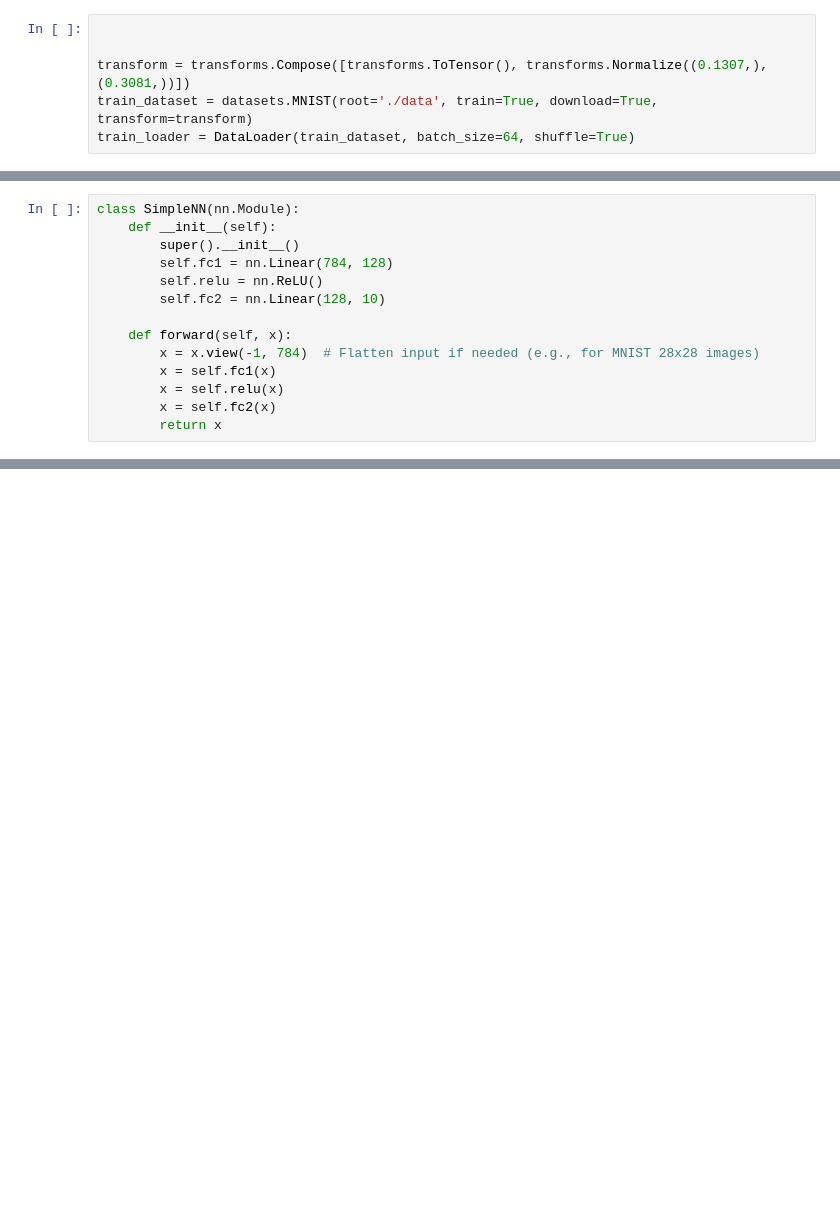
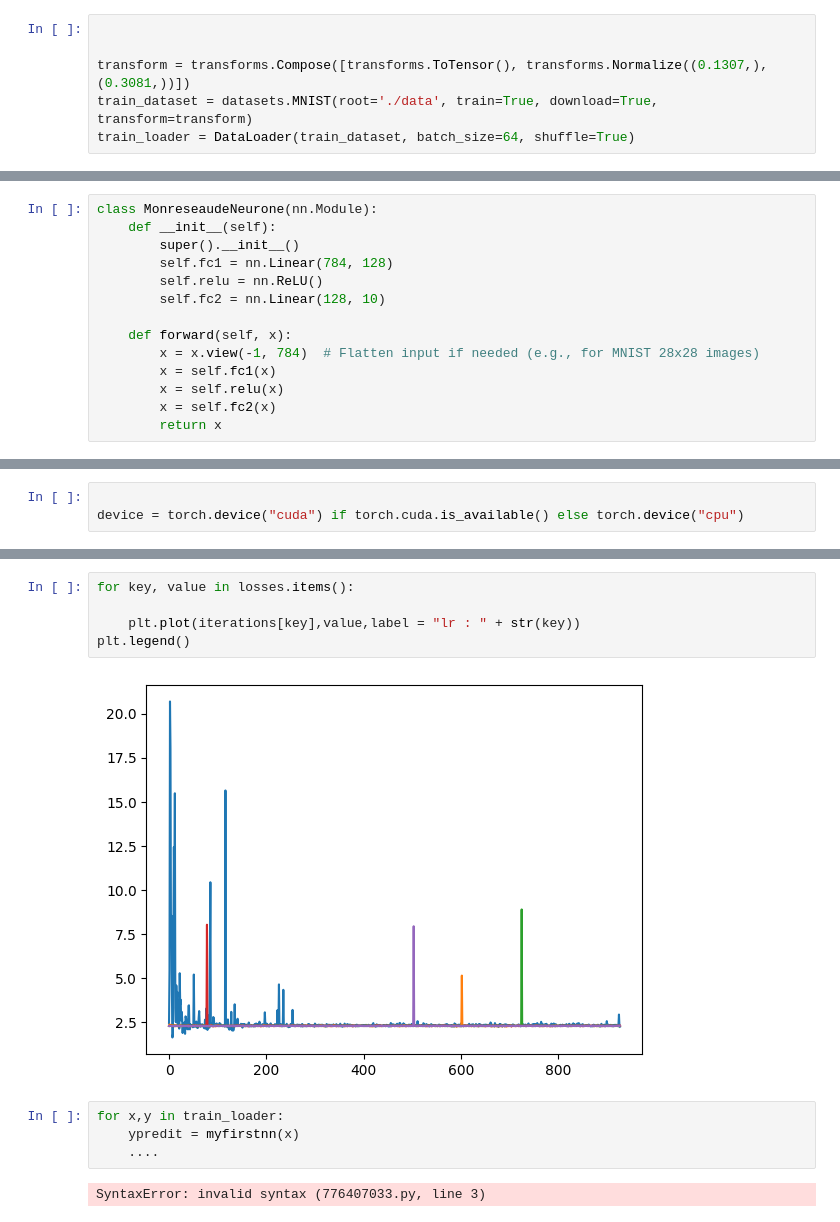
Before and after one commit to mohakonaabbas/idsi_intro_dl, a Jupyter notebook: TDs/TD1/td1.ipynb, the cells around one changed output, grey strips where cells are left out. Saved outputs shown, nothing was run; the diff lists cells and outputs as text; blank space fills up the shorter version.

```diff
--- a/TDs/TD1/td1.ipynb
+++ b/TDs/TD1/td1.ipynb
@@ -22,5 +49,5 @@ import torch.nn as nn
 # %%
-class SimpleNN(nn.Module):
+class MonreseaudeNeurone(nn.Module):
     def __init__(self):
         super().__init__()
         self.fc1 = nn.Linear(784, 128)
@@ -37,0 +63,3 @@ myfirstnn = SimpleNN()
+# %%
+
+device = torch.device("cuda") if torch.cuda.is_available() else torch.device("cpu")
@@ -37,0 +119,13 @@ myfirstnn = SimpleNN()
+# %%
+for key, value in losses.items():
+
+    plt.plot(iterations[key],value,label = "lr : " + str(key))
+plt.legend()
+# %% [output]
+[figure, added]
+# %%
+for x,y in train_loader:
+    ypredit = myfirstnn(x)
+    ....
+# %% [output]
+SyntaxError: invalid syntax (776407033.py, line 3)
```
Also changed, not shown: parts of 9 cells of this notebook.
